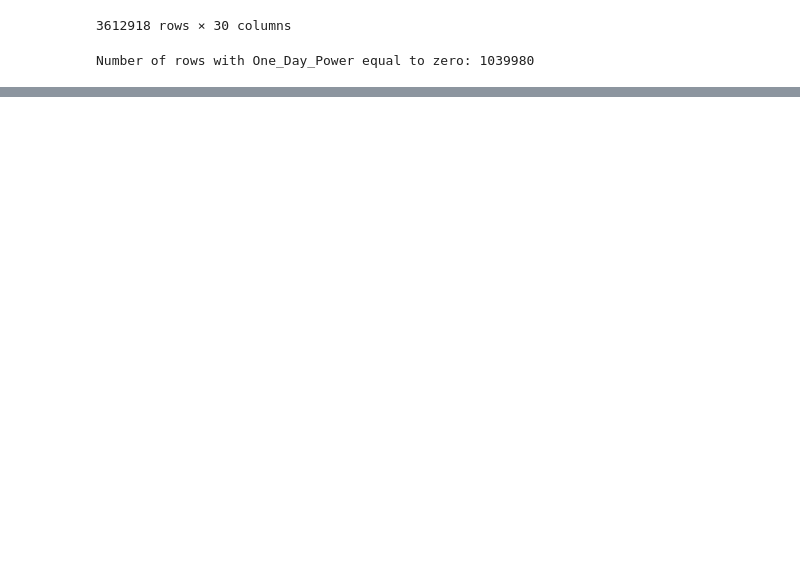
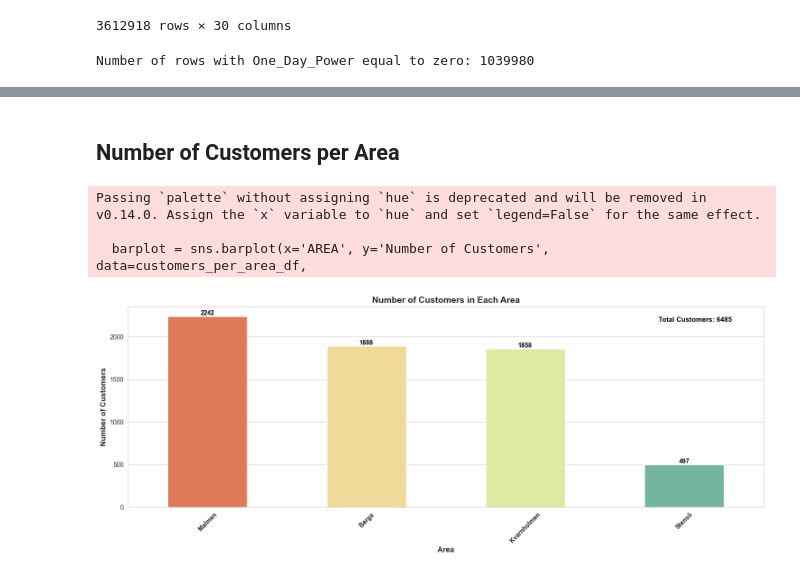
Before and after one commit to iot-lnu/Research-KalmarEnergy, a Jupyter notebook: New Dataset/KE_PCA.ipynb, the cells around one changed output, grey strips where cells are left out. Drawn from its saved outputs; the diff is of its cells as text; code cells hidden in the pictures; blank space fills up the shorter version.

```diff
--- a/New Dataset/KE_PCA.ipynb
+++ b/New Dataset/KE_PCA.ipynb
@@ -722,0 +775,56 @@ Number of rows with One_Day_Power equal to zero: 1039980
+# %% [markdown]
+## Number of Customers per Area
+# %%
+import seaborn as sns
+import matplotlib.pyplot as plt
+
+# Group by 'AREA' and count the unique number of 'CUSTOMER'
+customers_per_area = combined_df.groupby('AREA')['CUSTOMER'].nunique()
+
+# Calculate the total number of unique customers
+total_customers = customers_per_area.sum()
+
+# Convert to DataFrame and reset index for better readability
+customers_per_area_df = customers_per_area.reset_index()
+
+# Rename columns for clarity
+customers_per_area_df.columns = ['AREA', 'Number of Customers']
+
+# Sort the areas for better visualization
+customers_per_area_df = customers_per_area_df.sort_values('Number of Customers', ascending=False)
+
+# Set the aesthetic style of the plots
+sns.set_style('whitegrid')
+
+# Create a bar chart with Seaborn with narrower bars
+plt.figure(figsize=(15, 6))
+barplot = sns.barplot(x='AREA', y='Number of Customers', data=customers_per_area_df,
+                      palette='Spectral', width=0.5)  # Set width to desired value
+
+# Rotate the x-axis labels for better readability and adjust fontsize and fontweight
+plt.xticks(rotation=45, fontsize=10, fontweight='bold')
+
+# Annotate the number of customers on top of each bar
+for bar in barplot.patches:
+    yval = bar.get_height()
+    plt.text(bar.get_x() + bar.get_width()/2, yval + 0.05, int(yval),
+             ha='center', va='bottom', fontsize=10, color='black', fontweight='bold')
+
+plt.xlabel('Area', fontsize=12, fontweight='bold')
+plt.ylabel('Number of Customers', fontsize=12, fontweight='bold')
+plt.title('Number of Customers in Each Area', fontsize=14, fontweight='bold')
+
+# Add the total number of customers in the top right corner of the plot
+plt.annotate(f'Total Customers: {total_customers}', xy=(0.95, 0.95), xycoords='axes fraction',
+             fontsize=11, color='black', fontweight='bold', ha='right', va='top')
+
+# Adjust the layout to fit the x-axis labels
+plt.tight_layout()
+
+# Show the plot
+plt.show()
+# %% [output]
+Passing `palette` without assigning `hue` is deprecated and will be removed in v0.14.0. Assign the `x` variable to `hue` and set `legend=False` for the same effect.
+
+  barplot = sns.barplot(x='AREA', y='Number of Customers', data=customers_per_area_df,
+[figure, added]
```
Also changed, not shown: parts of 28 cells of this notebook.
